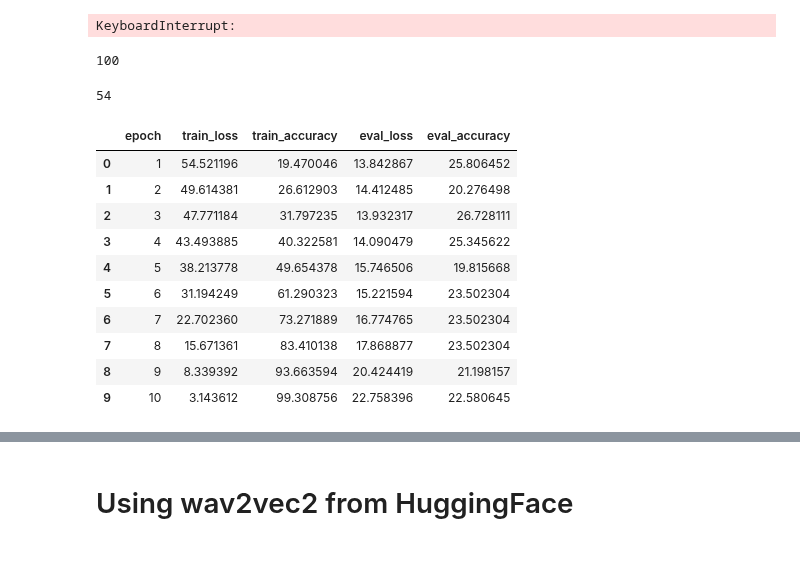
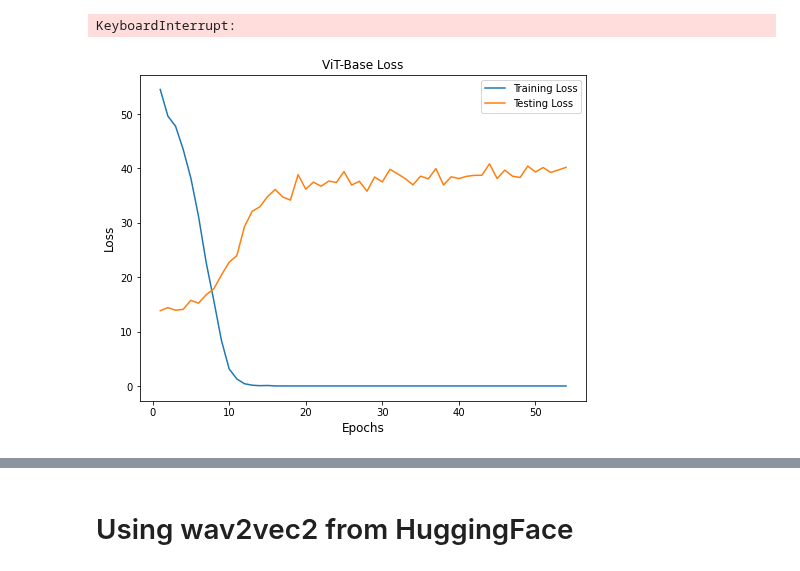
Before and after one commit to pakdaniel/DataMiningFinal, a Jupyter notebook: DataMiningFinal.ipynb, the cells around one changed output, grey strips where cells are left out. Saved outputs shown, nothing was run; the diff lists cells and outputs as text; code cells hidden in the pictures.

```diff
--- a/DataMiningFinal.ipynb
+++ b/DataMiningFinal.ipynb
@@ -1242,27 +1174,11 @@ Epoch: 52 Train Loss: 0.0002 Test Loss: 39.2567 Train Acc: 100.0% Test Acc: 21.6
 Epoch: 53 Train Loss: 0.0002 Test Loss: 39.718 Train Acc: 100.0% Test Acc: 21.659%
 Epoch: 54 Train Loss: 0.0002 Test Loss: 40.2013 Train Acc: 100.0% Test Acc: 21.659%
 KeyboardInterrupt:
-# %%
-EPOCHS
-# %% [output]
-100
-# %%
-len(train_losses)
-# %% [output]
-54
 # %%
 df_ViT_pretrain = save_torch_logs(54, train_losses, train_accs, test_losses, test_accs, output_dir)
-# %%
-df_ViT_pretrain.head(10)
-# %% [output]
-|  | epoch | train_loss | train_accuracy | eval_loss | eval_accuracy |
-| 0 | 1 | 54.521196 | 19.470046 | 13.842867 | 25.806452 |
-| 1 | 2 | 49.614381 | 26.612903 | 14.412485 | 20.276498 |
-| 2 | 3 | 47.771184 | 31.797235 | 13.932317 | 26.728111 |
-| 3 | 4 | 43.493885 | 40.322581 | 14.090479 | 25.345622 |
-| 4 | 5 | 38.213778 | 49.654378 | 15.746506 | 19.815668 |
-| 5 | 6 | 31.194249 | 61.290323 | 15.221594 | 23.502304 |
-| 6 | 7 | 22.702360 | 73.271889 | 16.774765 | 23.502304 |
-| 7 | 8 | 15.671361 | 83.410138 | 17.868877 | 23.502304 |
-| 8 | 9 | 8.339392 | 93.663594 | 20.424419 | 21.198157 |
-| 9 | 10 | 3.143612 | 99.308756 | 22.758396 | 22.580645 |
+# %%
+df_ViT_pretrain = pd.read_pickle("./ViT_pretrain/2022-05-04_22-36-03/logs.pkl")
+# %%
+plot_loss(df_ViT_pretrain, title=f"ViT-Base Loss")
+# %% [output]
+[figure, added]
```
Also changed, not shown: parts of 33 cells of this notebook.
